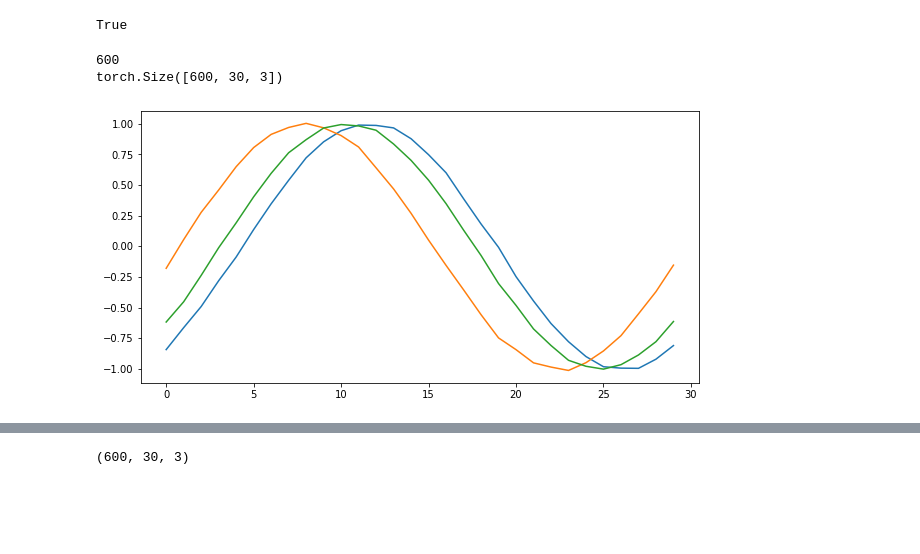
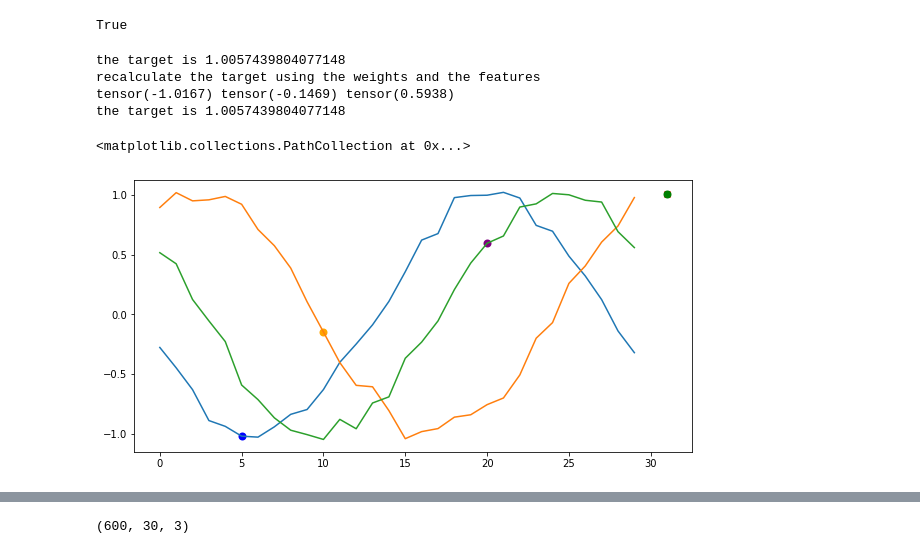
Before and after one commit to DmHoly/Transfert_Learning, a Jupyter notebook: notebooks/time_series.ipynb, the cells around one changed output, grey strips where cells are left out. Cells and saved outputs as stored; diff of their text form; code cells hidden in the pictures; blank space fills up the shorter version.

```diff
--- a/notebooks/time_series.ipynb
+++ b/notebooks/time_series.ipynb
@@ -45,17 +45,32 @@ def generate_time_series_features_pytorch(n_samples, n_features, n_steps=100, no
 print(torch.cuda.is_available())
 # %% [output]
 True
-# %%
-features, target = generate_time_series_features_pytorch(n_features=3, n_steps=30, noise_level=0.01, n_samples=600)
-fig, ax = plt.subplots(1, 1, figsize=(10, 5))
-for i in range(features.shape[2]):
-    ax.plot(features[0, :, i], label=f'Feature {i+1}')
-print(len(target))
-print(features.shape)
-# %% [output]
-600
-torch.Size([600, 30, 3])
-[figure, removed]
+# %%
+features, target = generate_time_series_features_pytorch(n_features=3, n_steps=30, noise_level=0.05, n_samples=600)
+fig, ax = plt.subplots(1, 1, figsize=(10, 5))
+for i in range(features.shape[2]):
+    ax.plot(features[0, :, i], label=f'Feature {i+1}')
+    #display the target
+ax.scatter(31, target[0], label='Target', linewidth=2, color='red', marker='x')
+
+print(f'the target is {target[0]}')
+print('recalculate the target using the weights and the features')
+print(features[0, 5, 0], features[0, 10, 1], features[0, -10, 2])
+weights = torch.tensor([0.4, 0.2, 0.4])  # Poids pour 3 caractéristiques, ajustez selon le nombre de caractéristiques
+recalculated_target = features[0, 5, 0] * weights[0] * features[0, 10, 1] * weights[1] + features[0, -10, 2] + weights[2]
+print(f'the target is {recalculated_target}')
+ax.scatter(31, recalculated_target, label='Recalculated Target', linewidth=2, color='green', marker='o')
+#plot the key features
+ax.scatter(5, features[0, 5, 0], label='Feature 1', linewidth=2, color='blue', marker='o')
+ax.scatter(10, features[0, 10, 1], label='Feature 2', linewidth=2, color='orange', marker='o')
+ax.scatter(20, features[0, -10, 2], label='Feature 3', linewidth=2, color='purple', marker='o')
+# %% [output]
+the target is 1.0057439804077148
+recalculate the target using the weights and the features
+tensor(-1.0167) tensor(-0.1469) tensor(0.5938)
+the target is 1.0057439804077148
+<matplotlib.collections.PathCollection at 0x...>
+[figure, added]
 # %%
 fig, ax = plt.subplots(1, 1, figsize=(10, 5))
 c = ax.hist(target, bins=50)
```
Also changed, not shown: parts of 10 cells of this notebook.
